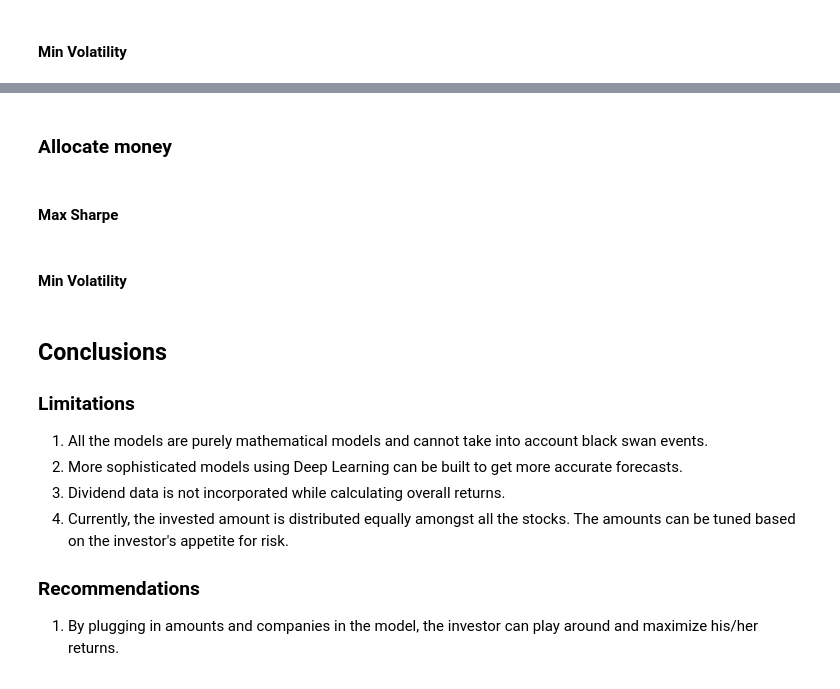
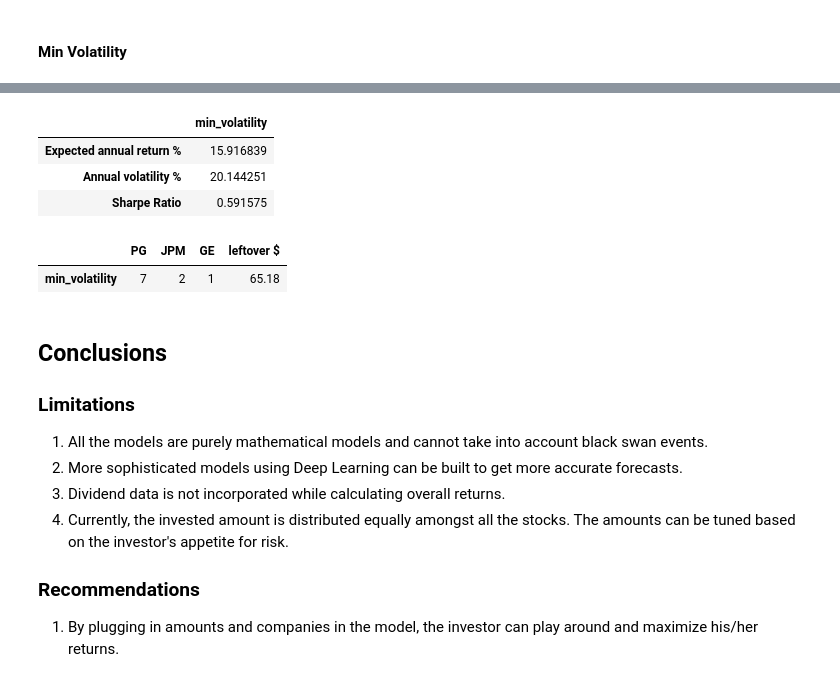
Before and after one commit to rahulakrish/portfolio_builder, a Jupyter notebook: mpt.ipynb, the cells around one changed output, grey strips where cells are left out. Saved outputs shown, nothing was run; the diff lists cells and outputs as text; code cells hidden in the pictures.

```diff
--- a/mpt.ipynb
+++ b/mpt.ipynb
@@ -541,16 +541 @@ sharpe_df
 | Sharpe Ratio | 0.981816 |
-# %%
-#calculate the efficient frontier for max sharpe
-ef1 = EfficientFrontier(mu,sigma)
-ef1.max_sharpe()
-
-#this is performance of max_sharpe
-perf = ef1.portfolio_performance(risk_free_rate=0.04)
-
-#assemble into a df for readability
-ef1_df = pd.DataFrame(perf,index=['Expected annual return %','Annual volatility %','Sharpe Ratio'],columns=['max_sharpe'])
-ef1_df.iloc[0] = ef1_df.iloc[0] *100
-ef1_df.iloc[1] = ef1_df.iloc[1] * 100
-
-#get the optimal weights for each asset
-cleaned_weights_1 = dict(ef1.clean_weights())
@@ -646,7 +610,7 @@ sharpe_allocation(portfolio_df)
 # %% [markdown]
 #### Min Volatility
 # %%
-def min_volatility_allocation(portfolio_df):
+def min_volatility_allocation(portfolio_df,min_vol_weights):
   #use latest_prices to get the last row for the latest prices from the df od stock prices
   latest_prices = get_latest_prices(portfolio_df)
 
@@ -1251,9 +1274,18 @@ sharpe_df,sharpe_weights = ef_
-# %% [markdown]
-### Allocate money
-# %% [markdown]
-#### Max Sharpe
-# %% [markdown]
-#### Min Volatility
+# %%
+#use function to return of forecasts for the portfolio for min volatility
+min_vol_forecast_df,min_vol_forecast_weights = ef_min_volatility(forecast_portfolio)
+min_vol_forecast_df
+# %% [output]
+|  | min_volatility |
+| Expected annual return % | 15.916839 |
+| Annual volatility % | 20.144251 |
+| Sharpe Ratio | 0.591575 |
+# %%
+#use allocation for forecast portfolio
+min_volatility_allocation(forecast_portfolio,min_vol_forecast_weights)
+# %% [output]
+|  | PG | JPM | GE | leftover $ |
+| min_volatility | 7 | 2 | 1 | 65.18 |
 # %% [markdown]
 ## Conclusions
 
```
Also changed, not shown: parts of 19 cells of this notebook.
